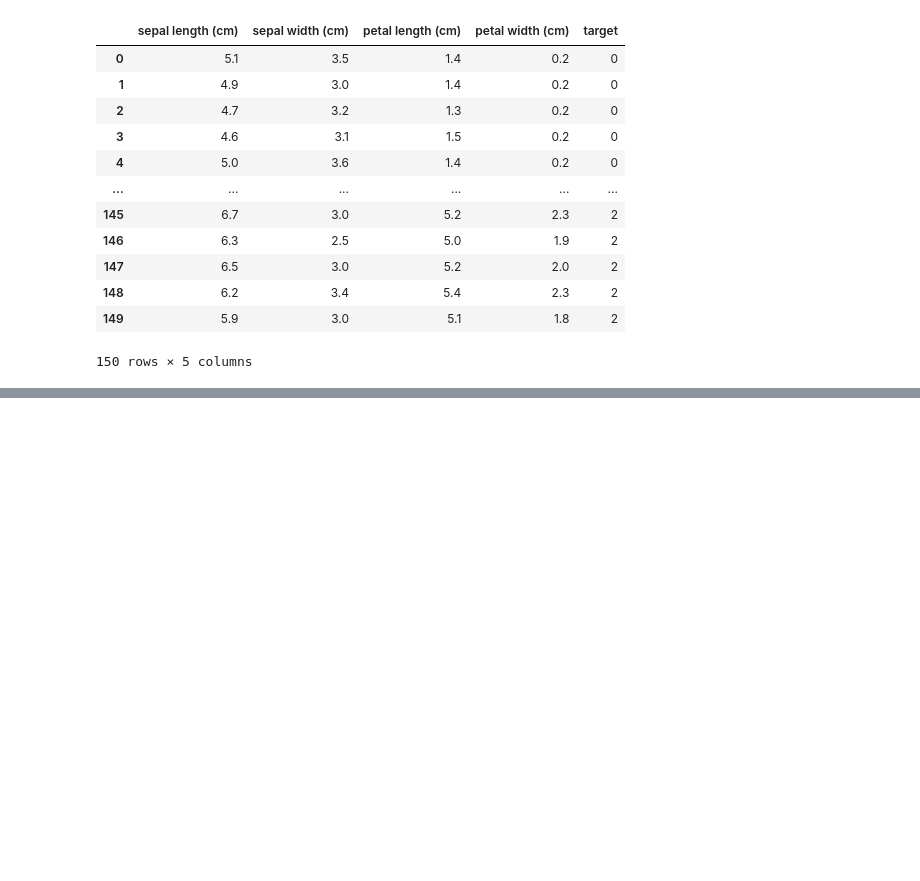
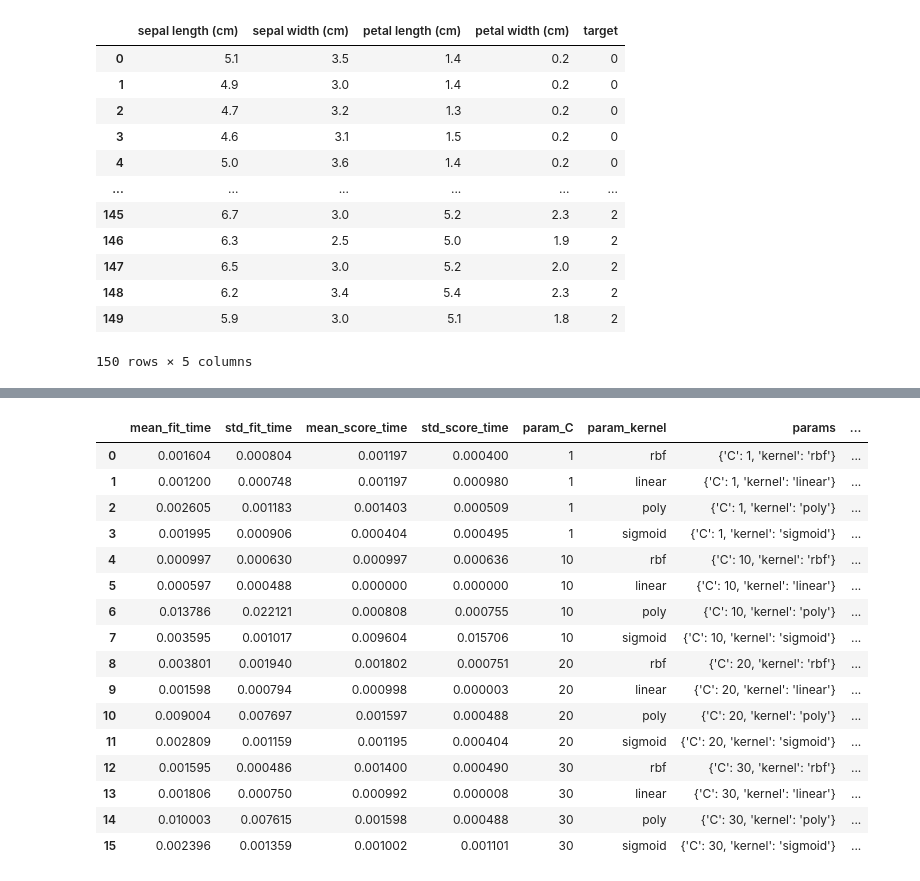
Before and after one commit to Kshitijk14/practice-ml, a Jupyter notebook: 014-GridSearchCV-(hyper-param-tuning)/iris-grid-search.ipynb, the cells around one changed output, grey strips where cells are left out. Saved outputs shown, nothing was run; the diff lists cells and outputs as text; code cells hidden in the pictures; blank space fills up the shorter version.

Commit message:
GridSearchCV & RandomizedSearchCV

```diff
--- a/014-GridSearchCV-(hyper-param-tuning)/iris-grid-search.ipynb
+++ b/014-GridSearchCV-(hyper-param-tuning)/iris-grid-search.ipynb
@@ -51,0 +166,8 @@ df
+# %%
+clf = GridSearchCV(SVC(gamma='auto'), {
+    'C': [1, 10, 20, 30],
+    'kernel': ['rbf', 'linear', 'poly', 'sigmoid']
+}, cv=5, return_train_score=False)
+
+clf.fit(iris.data, iris.target)
+clf.cv_results_
@@ -51,0 +192,21 @@ df
+# %%
+df_result = pd.DataFrame(clf.cv_results_)
+df_result
+# %% [output]
+|  | mean_fit_time | std_fit_time | mean_score_time | std_score_time | param_C | param_kernel | params | ... |
+| 0 | 0.001604 | 0.000804 | 0.001197 | 0.000400 | 1 | rbf | {'C': 1, 'kernel': 'rbf'} | ... |
+| 1 | 0.001200 | 0.000748 | 0.001197 | 0.000980 | 1 | linear | {'C': 1, 'kernel': 'linear'} | ... |
+| 2 | 0.002605 | 0.001183 | 0.001403 | 0.000509 | 1 | poly | {'C': 1, 'kernel': 'poly'} | ... |
+| 3 | 0.001995 | 0.000906 | 0.000404 | 0.000495 | 1 | sigmoid | {'C': 1, 'kernel': 'sigmoid'} | ... |
+| 4 | 0.000997 | 0.000630 | 0.000997 | 0.000636 | 10 | rbf | {'C': 10, 'kernel': 'rbf'} | ... |
+| 5 | 0.000597 | 0.000488 | 0.000000 | 0.000000 | 10 | linear | {'C': 10, 'kernel': 'linear'} | ... |
+| 6 | 0.013786 | 0.022121 | 0.000808 | 0.000755 | 10 | poly | {'C': 10, 'kernel': 'poly'} | ... |
+| 7 | 0.003595 | 0.001017 | 0.009604 | 0.015706 | 10 | sigmoid | {'C': 10, 'kernel': 'sigmoid'} | ... |
+| 8 | 0.003801 | 0.001940 | 0.001802 | 0.000751 | 20 | rbf | {'C': 20, 'kernel': 'rbf'} | ... |
+| 9 | 0.001598 | 0.000794 | 0.000998 | 0.000003 | 20 | linear | {'C': 20, 'kernel': 'linear'} | ... |
+| 10 | 0.009004 | 0.007697 | 0.001597 | 0.000488 | 20 | poly | {'C': 20, 'kernel': 'poly'} | ... |
+| 11 | 0.002809 | 0.001159 | 0.001195 | 0.000404 | 20 | sigmoid | {'C': 20, 'kernel': 'sigmoid'} | ... |
+| 12 | 0.001595 | 0.000486 | 0.001400 | 0.000490 | 30 | rbf | {'C': 30, 'kernel': 'rbf'} | ... |
+| 13 | 0.001806 | 0.000750 | 0.000992 | 0.000008 | 30 | linear | {'C': 30, 'kernel': 'linear'} | ... |
+| 14 | 0.010003 | 0.007615 | 0.001598 | 0.000488 | 30 | poly | {'C': 30, 'kernel': 'poly'} | ... |
+| 15 | 0.002396 | 0.001359 | 0.001002 | 0.001101 | 30 | sigmoid | {'C': 30, 'kernel': 'sigmoid'} | ... |
```
Also changed, not shown: parts of 31 cells of this notebook, 4 other files.
